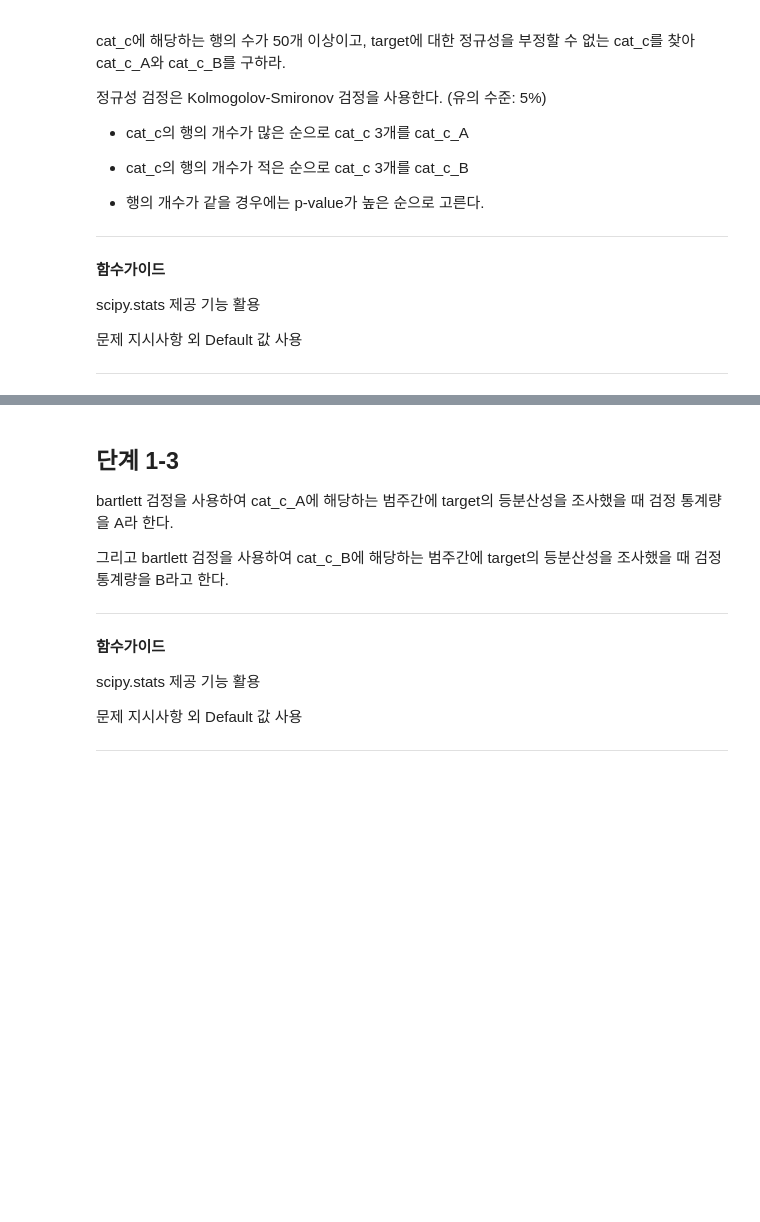
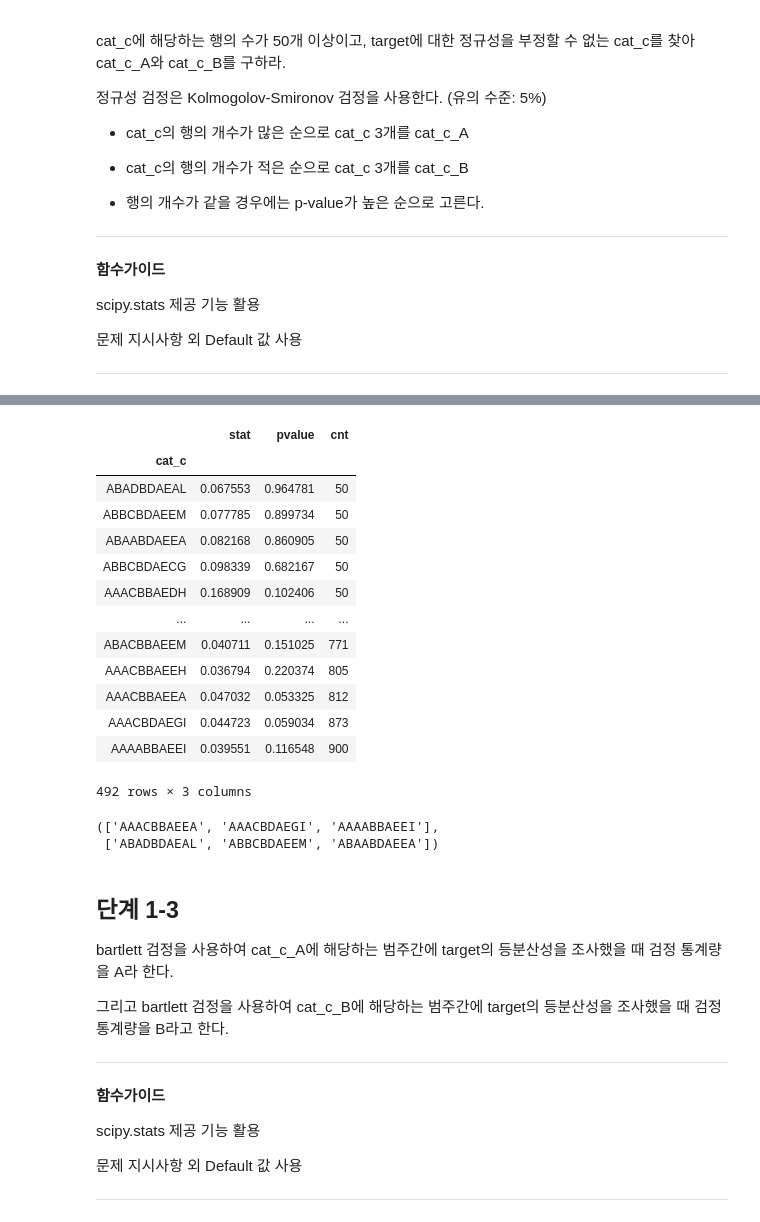
Before and after one commit to sunkusun9/DS_lv3_2511_1, a Jupyter notebook: sec_ds_lv3_prob2_prob.ipynb, the cells around one changed output, grey strips where cells are left out. Drawn from its saved outputs; the diff is of its cells as text; code cells hidden in the pictures; blank space fills up the shorter version.

```diff
--- a/sec_ds_lv3_prob2_prob.ipynb
+++ b/sec_ds_lv3_prob2_prob.ipynb
@@ -444,3 +569,51 @@ scipy.stats 제공 기능 활용
+# %%
+# 방법 2: 반복문
+
+from scipy.stats import kstest, norm
+# 결과를 저장하기 위한 list입니다.
+ks_result = []
+# value_counts로 cat_c의 빈도수를 가져옵니다.
+# k(key)는 cat_c, v(value)는 빈도수가 됩니다.
+for k, v in df_prob1['cat_c'].value_counts().items():
+    # 빈도수에 대하여 내림 차순으로 넘어오기 때문에
+    # 50 미만일 경우에 요건에 맞추어 멈춥니다.
+    if v < 50:
+        break
+    # 현재 라운드에 대한 kstest를 수행합니다.
+    s_target = df_prob1.loc[df_prob1['cat_c'] == k, 'target']
+    result = kstest((s_target - s_target.mean()) / s_target.std(), norm.cdf)
+    # (cat_c, 검정통계량, pvalue, 빈도수) 튜플을 ks_result에 추가합니다.
+    ks_result.append((k, result.statistic, result.pvalue, v))
+df_kstest = pd.DataFrame(ks_result, columns=['cat_c', 'stat', 'pvalue', 'cnt']).set_index('cat_c')
+# %%
+# target에 대한 정규성을 부정할 수 없는 cat_c를 찾아 cat_c_A와 cat_c_B를 구하라.
+# 정규성 검정은 Kolmogolov-Smironov 검정을 사용한다. (유의 수준: 5%)
+# cat_c의 행의 개수가 많은 순으로 cat_c 3개를 cat_c_A
+# cat_c의 행의 개수가 적은 순으로 cat_c 3개를 cat_c_B
+# 행의 개수가 같을 경우에는 p-value가 높은 순으로 고른다.
+df_kstest_norm = df_kstest.query('pvalue >= 0.05')
+df_kstest_norm = df_kstest_norm.sort_values(['cnt', 'pvalue'], ascending = [True, False])
+display(df_kstest_norm)
+cat_c_B = df_kstest_norm.index[:3].tolist()
+cat_c_A = df_kstest_norm.index[-3:].tolist()
+cat_c_A, cat_c_B
+# %% [output]
+|  | stat | pvalue | cnt |
+| cat_c |  |  |  |
+| ABADBDAEAL | 0.067553 | 0.964781 | 50 |
+| ABBCBDAEEM | 0.077785 | 0.899734 | 50 |
+| ABAABDAEEA | 0.082168 | 0.860905 | 50 |
+| ABBCBDAECG | 0.098339 | 0.682167 | 50 |
+| AAACBBAEDH | 0.168909 | 0.102406 | 50 |
+| ... | ... | ... | ... |
+| ABACBBAEEM | 0.040711 | 0.151025 | 771 |
+| AAACBBAEEH | 0.036794 | 0.220374 | 805 |
+| AAACBBAEEA | 0.047032 | 0.053325 | 812 |
+| AAACBDAEGI | 0.044723 | 0.059034 | 873 |
+| AAAABBAEEI | 0.039551 | 0.116548 | 900 |
+492 rows × 3 columns
+(['AAACBBAEEA', 'AAACBDAEGI', 'AAAABBAEEI'],
+ ['ABADBDAEAL', 'ABBCBDAEEM', 'ABAABDAEEA'])
 # %% [markdown]
 ## 단계 1-3
 
```
Also changed, not shown: parts of 51 cells of this notebook.
